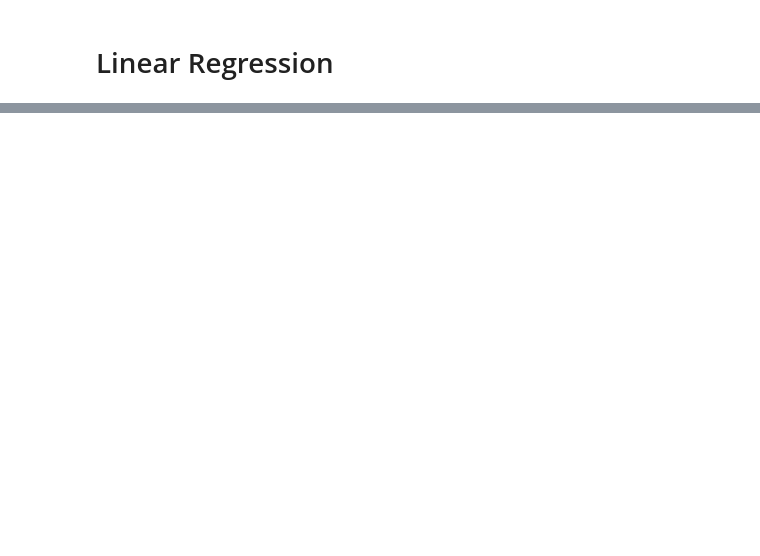
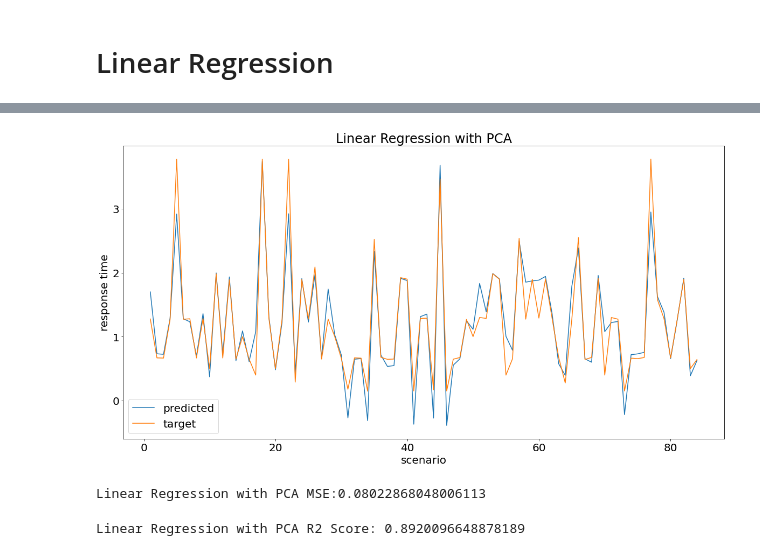
Before and after one commit to rodrigoney/ml-sdn-dado, a Jupyter notebook: training_models.ipynb, the cells around one changed output, grey strips where cells are left out. Drawn from its saved outputs; the diff is of its cells as text; code cells hidden in the pictures; blank space fills up the shorter version.

```diff
--- a/training_models.ipynb
+++ b/training_models.ipynb
@@ -143,0 +166,4 @@ Epoch 15/15
+# %%
+reg_model_pca = LinearRegression()
+reg_pca_y_pred = cvp(reg_model_pca, pca_train, target, cv = 5, n_jobs = 1)
+reg_pca_y_pred
@@ -143,0 +188,14 @@ Epoch 15/15
+# %%
+plot_predicted_and_target(target, reg_pca_y_pred, 'Linear Regression with PCA')
+# %% [output]
+[figure, added]
+# %%
+reg_pca_mse, reg_pca_mse_raw = get_MSE(target, reg_pca_y_pred)
+print("Linear Regression with PCA MSE:{}".format(reg_pca_mse))
+# %% [output]
+Linear Regression with PCA MSE:0.08022868048006113
+# %%
+r2_reg_pca = r2_score(target, reg_pca_y_pred)
+print("Linear Regression with PCA R2 Score:", r2_reg_pca)
+# %% [output]
+Linear Regression with PCA R2 Score: 0.8920096648878189
```
Also changed, not shown: parts of 20 cells of this notebook, 2 other files.
